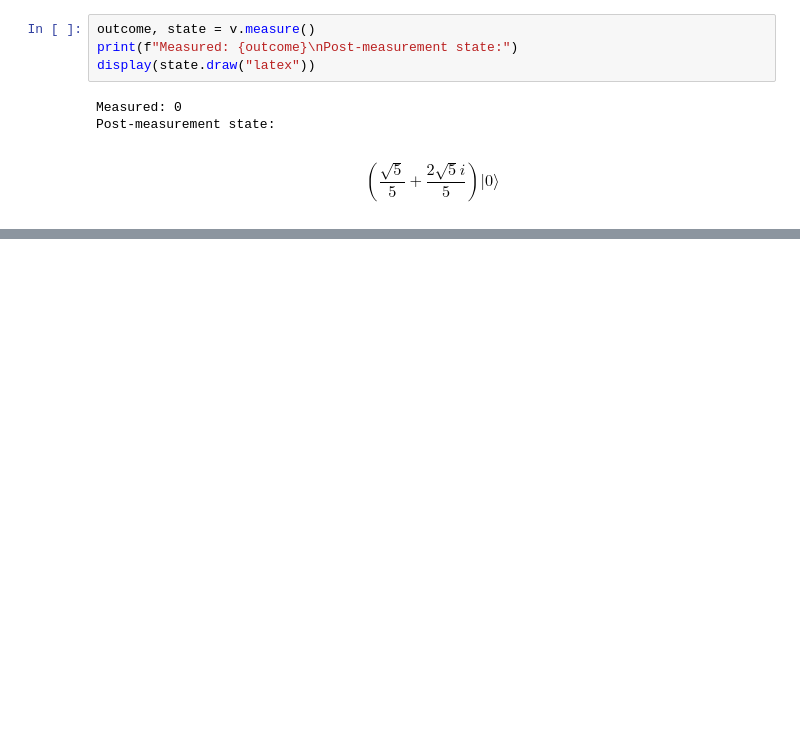
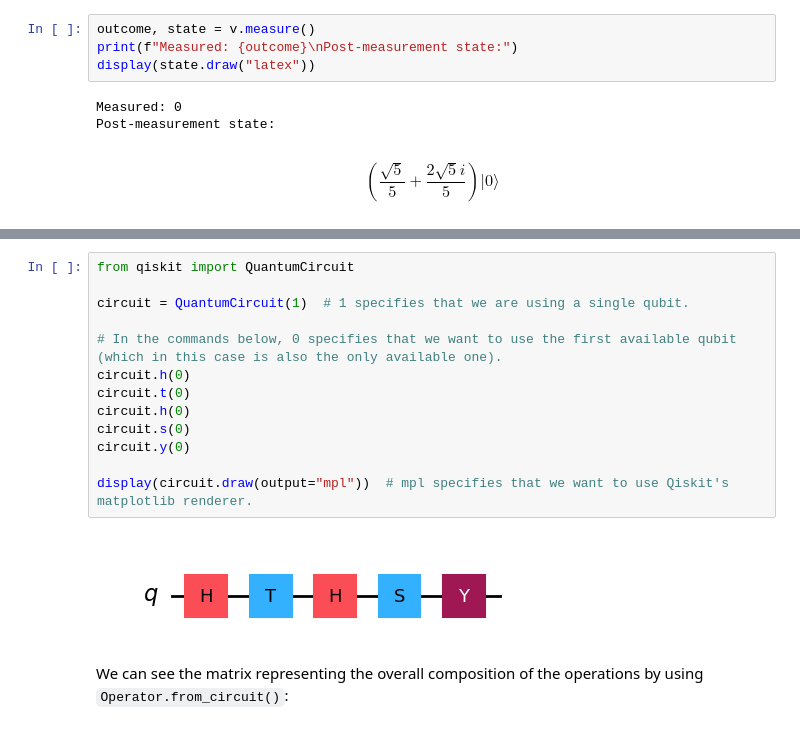
Before and after one commit to weasdown/quantum, a Jupyter notebook: qiskit-experiments/states-measurements-operations.ipynb, the cells around one changed output, grey strips where cells are left out. Saved outputs shown, nothing was run; the diff lists cells and outputs as text; blank space fills up the shorter version.

Commit message:
feat: complete states-measurements-operations.ipynb Jupyter notebook

```diff
--- a/qiskit-experiments/states-measurements-operations.ipynb
+++ b/qiskit-experiments/states-measurements-operations.ipynb
@@ -60,0 +97,17 @@ plot_histogram(statistics)
+# %%
+from qiskit import QuantumCircuit
+
+circuit = QuantumCircuit(1)  # 1 specifies that we are using a single qubit.
+
+# In the commands below, 0 specifies that we want to use the first available qubit (which in this case is also the only available one).
+circuit.h(0)
+circuit.t(0)
+circuit.h(0)
+circuit.s(0)
+circuit.y(0)
+
+display(circuit.draw(output="mpl"))  # mpl specifies that we want to use Qiskit's matplotlib renderer.
+# %% [output]
+[figure, added]
+# %% [markdown]
+We can see the matrix representing the overall composition of the operations by using `Operator.from_circuit()`:
```
Also changed, not shown: parts of 12 cells of this notebook.
